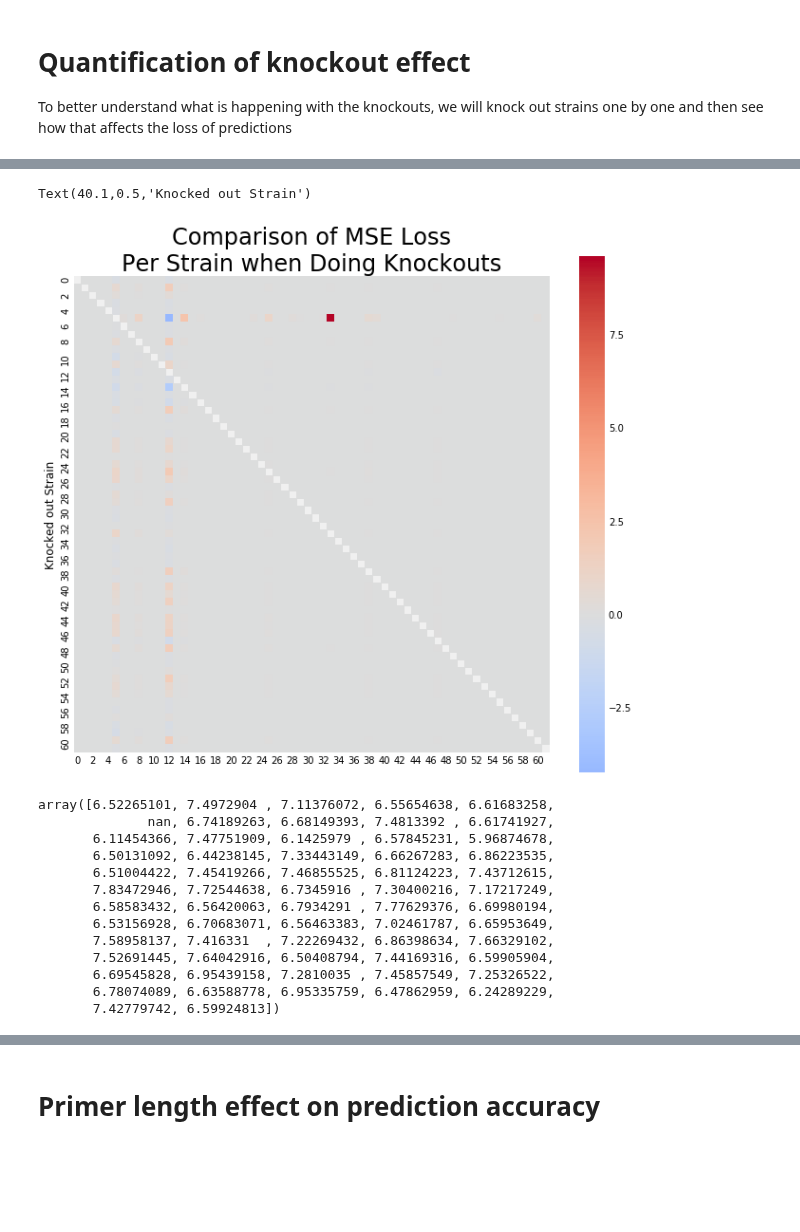
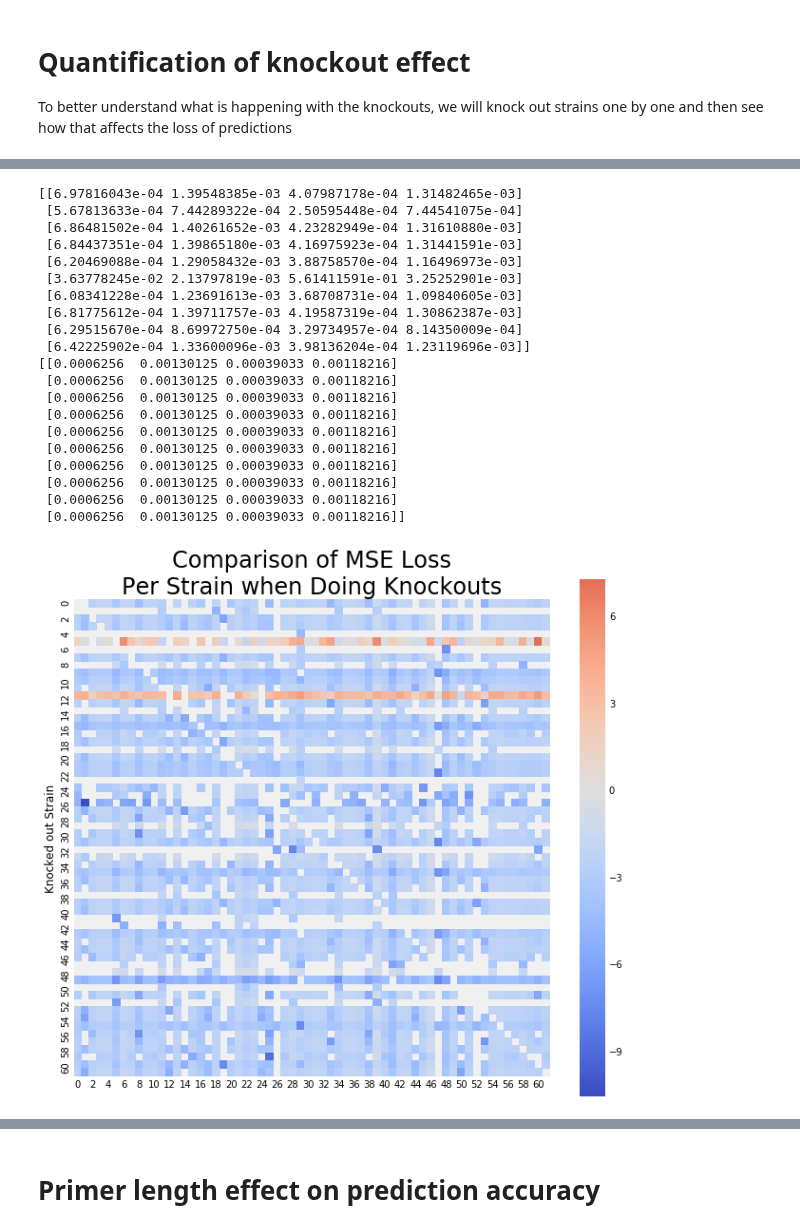
Before and after one commit to michaelwiest/microbiome-rnn, a Jupyter notebook: notebooks/Model Evaluator.ipynb, the cells around one changed output, grey strips where cells are left out. Saved outputs shown, nothing was run; the diff lists cells and outputs as text; code cells hidden in the pictures; blank space fills up the shorter version.

```diff
--- a/notebooks/Model Evaluator.ipynb
+++ b/notebooks/Model Evaluator.ipynb
@@ -195,7 +195,7 @@ Text(0.5,1.015,'Normalized Loss Contribution from Each Strain')
 hidden_dim = 2048
 reduced_num_strains = 62
 slice_len = 62
-num_lstm = 1
+num_lstm = 2
 use_gpu = torch.cuda.is_available()
 
 
@@ -219,13 +219,13 @@ subplot_height = num_rows * 5
 subplot_width = num_cols * 10
 # %%
 # How far into the dataset to start for a primer.
-start_fraction = 0.7
+start_fraction = 0.82
 starts = [start_fraction, start_fraction, 0.0, start_fraction, start_fraction]
 primer_len = 8
 predict_length = 30
 # Range of strain indices to plot.
 # r = range(21, 24)
-r = [1, 13, 10]
+r = [1, 15, 20]
 # r = [4, 5, 6 ]
 # Can reconfigure this to actually display relevant strain names.
 labels = ['Strain: {}'.format(ri) for ri in r]
@@ -259,7 +259,7 @@ for i, s in enumerate(otu_handler.samples):
                 label='_nolegend_', hatch='/')
     axl[i].set_xticks(list(range(primer_len + predict_length))[::5])
     axl[i].set_xticklabels(list(range(start_index, start_index + primer_len + predict_length))[::5])
-    axl[i].set_title(file_labs[i])
+    axl[i].set_title(file_labs[i], fontsize=16)
 
 # Cleanup
 if num_rows * num_cols != len(otu_handler.samples):
@@ -344,17 +344,5 @@ labels = ['Strain: {}'.format(ri) for ri in r]
 # %%
 # This is the generic data prior to knockout.
 # The comparison here is what will have its loss compared against.
-primer, comparison = get_primer_and_comparison_data(otu_handler,
-                                                        which_sample,
-                                                        start_index,
-                                                        primer_len,
-                                                        predict_length)
-
-dream_original = model.daydream(primer, predict_len=predict_length)[:, :, 0]
-strain_errors = np.zeros((1, model.otu_handler.num_strains))
-for i in range(dream_original.shape[0]):
-    strain_errors[0, i] = mean_squared_error(dream_original[i, primer_len:], comparison[i, primer_len:])
-
-strain_errors = np.repeat(strain_errors, model.otu_handler.num_strains, axis=0)
 # %%
 # For each strain, knock it out and get a row of data with the losses of the strains.
@@ -376,24 +394,30 @@ for i in range(model.otu_handler.num_strains):
 # %%
 plt.figure(figsize=(10, 10))
-sns.heatmap((ko_errors - strain_errors), square=True, cmap='coolwarm', center=0)
+sns.heatmap(np.log((all_kos[0] - all_comparisons[0]) / all_comparisons[0]), square=True, cmap='coolwarm', center=0)
 plt.title('Comparison of MSE Loss\nPer Strain when Doing Knockouts', fontsize=24)
 plt.ylabel('Knocked out Strain')
+
+print(all_kos[0][:10, 58:])
+print(all_comparisons[0][:10, 58:])
 # %% [output]
-Text(40.1,0.5,'Knocked out Strain')
+[[6.97816043e-04 1.39548385e-03 4.07987178e-04 1.31482465e-03]
+ [5.67813633e-04 7.44289322e-04 2.50595448e-04 7.44541075e-04]
+ [6.86481502e-04 1.40261652e-03 4.23282949e-04 1.31610880e-03]
+ [6.84437351e-04 1.39865180e-03 4.16975923e-04 1.31441591e-03]
+ [6.20469088e-04 1.29058432e-03 3.88758570e-04 1.16496973e-03]
+ [3.63778245e-02 2.13797819e-03 5.61411591e-01 3.25252901e-03]
+ [6.08341228e-04 1.23691613e-03 3.68708731e-04 1.09840605e-03]
+ [6.81775612e-04 1.39711757e-03 4.19587319e-04 1.30862387e-03]
+ [6.29515670e-04 8.69972750e-04 3.29734957e-04 8.14350009e-04]
+ [6.42225902e-04 1.33600096e-03 3.98136204e-04 1.23119696e-03]]
+[[0.0006256  0.00130125 0.00039033 0.00118216]
+ [0.0006256  0.00130125 0.00039033 0.00118216]
+ [0.0006256  0.00130125 0.00039033 0.00118216]
+ [0.0006256  0.00130125 0.00039033 0.00118216]
+ [0.0006256  0.00130125 0.00039033 0.00118216]
+ [0.0006256  0.00130125 0.00039033 0.00118216]
+ [0.0006256  0.00130125 0.00039033 0.00118216]
+ [0.0006256  0.00130125 0.00039033 0.00118216]
+ [0.0006256  0.00130125 0.00039033 0.00118216]
+ [0.0006256  0.00130125 0.00039033 0.00118216]]
-[figure, old version]
+[figure, new version]
-# %%
-ko_errors[:, 5]
-# %% [output]
-array([6.52265101, 7.4972904 , 7.11376072, 6.55654638, 6.61683258,
-              nan, 6.74189263, 6.68149393, 7.4813392 , 6.61741927,
-       6.11454366, 7.47751909, 6.1425979 , 6.57845231, 5.96874678,
-       6.50131092, 6.44238145, 7.33443149, 6.66267283, 6.86223535,
-       6.51004422, 7.45419266, 7.46855525, 6.81124223, 7.43712615,
-       7.83472946, 7.72544638, 6.7345916 , 7.30400216, 7.17217249,
-       6.58583432, 6.56420063, 6.7934291 , 7.77629376, 6.69980194,
-       6.53156928, 6.70683071, 6.56463383, 7.02461787, 6.65953649,
-       7.58958137, 7.416331  , 7.22269432, 6.86398634, 7.66329102,
-       7.52691445, 7.64042916, 6.50408794, 7.44169316, 6.59905904,
-       6.69545828, 6.95439158, 7.2810035 , 7.45857549, 7.25326522,
-       6.78074089, 6.63588778, 6.95335759, 6.47862959, 6.24289229,
-       7.42779742, 6.59924813])
```
Also changed, not shown: parts of 8 cells of this notebook, 1 other file.
